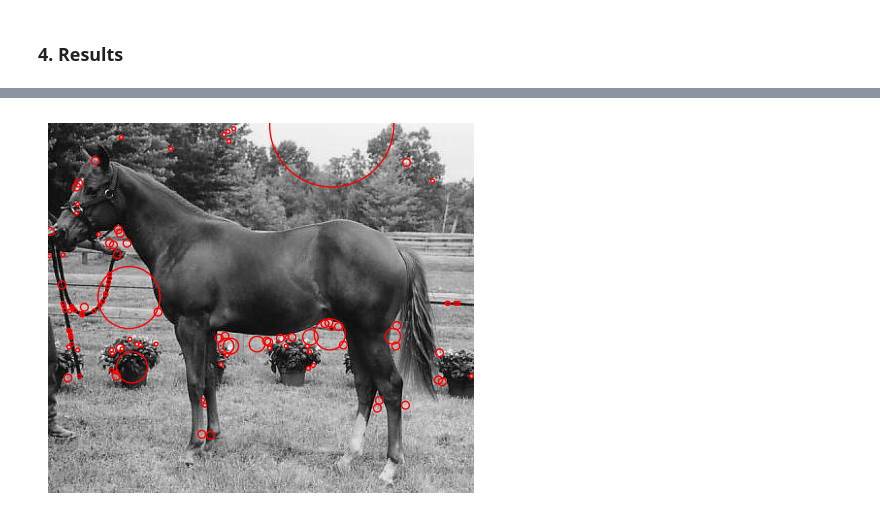
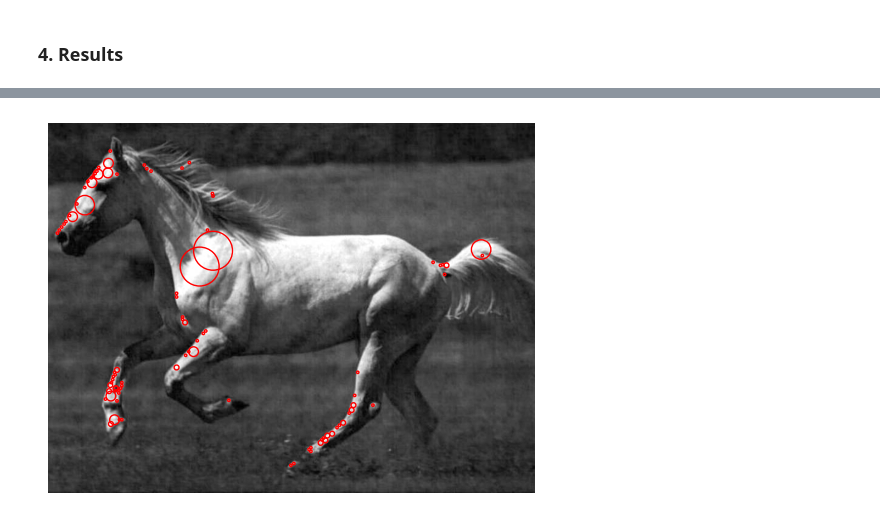
Before and after one commit to francescoS01/Blob_detection, a Jupyter notebook: blob_detection.ipynb, the cells around one changed output, grey strips where cells are left out. Cells and saved outputs as stored; diff of their text form; code cells hidden in the pictures.

```diff
--- a/blob_detection.ipynb
+++ b/blob_detection.ipynb
@@ -248,7 +247,7 @@ def blob_detection(sigmas, image_path, num_max):
 ### **4. Results**
 # %%
 # both fixed for all results
-sigmas = [2, 4, 8, 16, 32, 64]
+sigmas = [2, 4, 8, 16, 32]
 num_max = 400
 # %%
 # image 1
@@ -267,6 +270,6 @@ blob_detection(sigmas, image_path, num_max)
 # %%
 # image 3
-image_path = "blob_detection/image/horse043.png"
+image_path = "image/horse094.png"
 blob_detection(sigmas, image_path, num_max)
 # %% [output]
-[figure, old version]
+[figure, new version]
```
Also changed, not shown: parts of 10 cells of this notebook, 10 other files.
